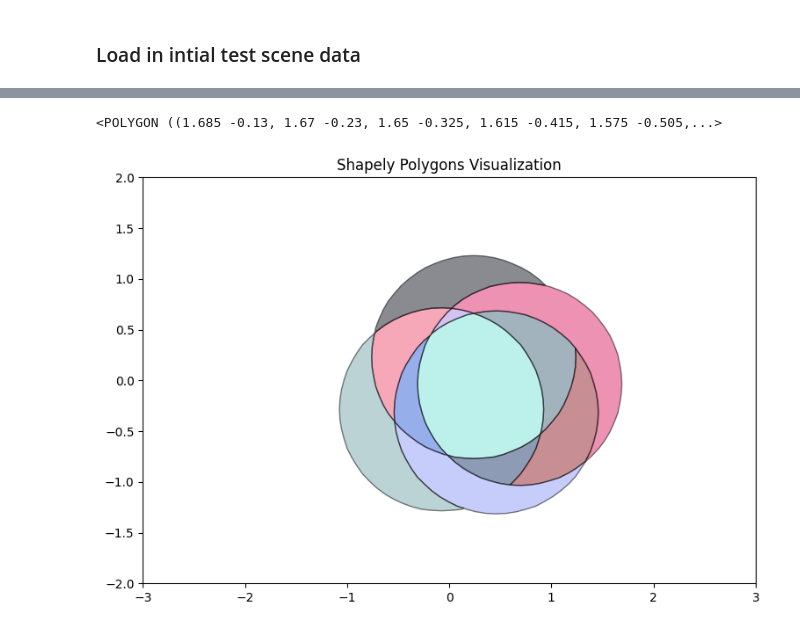
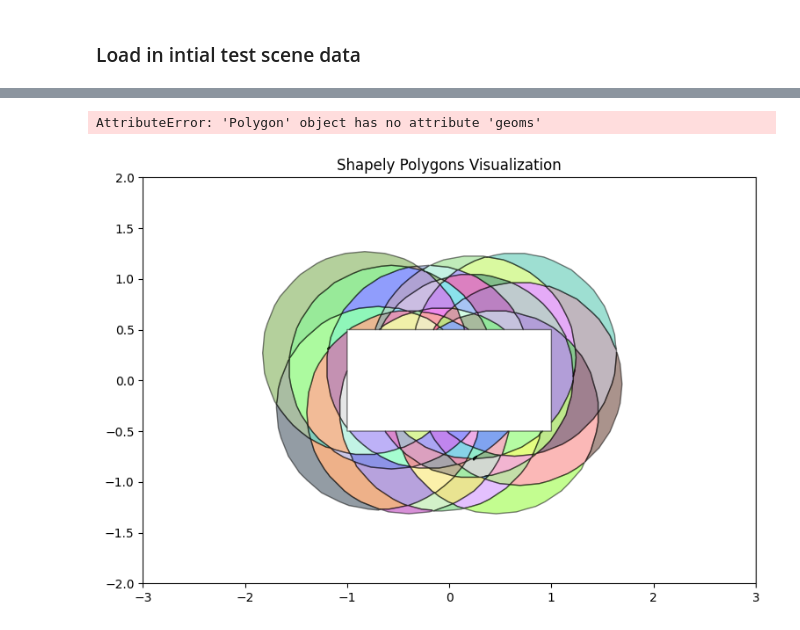
Before and after one commit to lohxinzhi/Waypoint_Optimizer, a Jupyter notebook: overlap_test.ipynb, the cells around one changed output, grey strips where cells are left out. Saved outputs shown, nothing was run; the diff lists cells and outputs as text; code cells hidden in the pictures.

Commit message:
complete getting all overlapping region

```diff
--- a/overlap_test.ipynb
+++ b/overlap_test.ipynb
@@ -110,26 +118,2 @@ a,b,c = IntersectionAllRegions(poly_list[0], poly_list[1])
-# %%
-def getIntersectRegions(polygons): ## polygons is the list of all polygon
-
-    return_list = []
-
-
-    for iteration in range(len(polygons)):
-
-        temp_return_list = return_list
-
-        for i in range(comb(len(polygons),iteration)):
-
-                end = i+len(polygons)-iteration
-                if end > len(polygons):
-                    temp = intersection_all(polygons[i:] + polygons[:end-len(polygons)])
-
-                else:
-                    temp = intersection_all(polygons[i:end])
-
-                return_list.append(difference(temp, union_all(temp_return_list, grid_size = 0.005), grid_size = 0.005))
-
-    return return_list
 # %%
-x = getIntersectRegions(poly_list[0:4])
-poly_list[0:3]
-x
+x = getIntersectRegions(poly_list)
@@ -152,8 +120,23 @@ x
-# %%
-x[11]
-# %% [output]
-<POLYGON ((1.685 -0.13, 1.67 -0.23, 1.65 -0.325, 1.615 -0.415, 1.575 -0.505,...>
+# %%
+def ExcludeTableRegion(regions):
+    results = []
+    for region in regions:
+        result = difference(region, Polygon(((-1,-0.5),(-1, 0.5),(1, 0.5),(1,-0.5))))
+        if not result.is_empty:
+            if type(result) == MultiPolygon:
+                for poly in result.geoms:
+                    results.append(poly)
+            else:
+                results.append(result)
+
+    return results
+# %%
+z = ExcludeTableRegion(x)
+# %%
+print(z[49].geoms[0])
+# %% [output]
+AttributeError: 'Polygon' object has no attribute 'geoms'
 # %%
-visualiseScene(x)
+visualiseScene(z)
 # %% [output]
-[figure, old version]
+[figure, new version]
```
Also changed, not shown: parts of 7 cells of this notebook, 1 other file.
